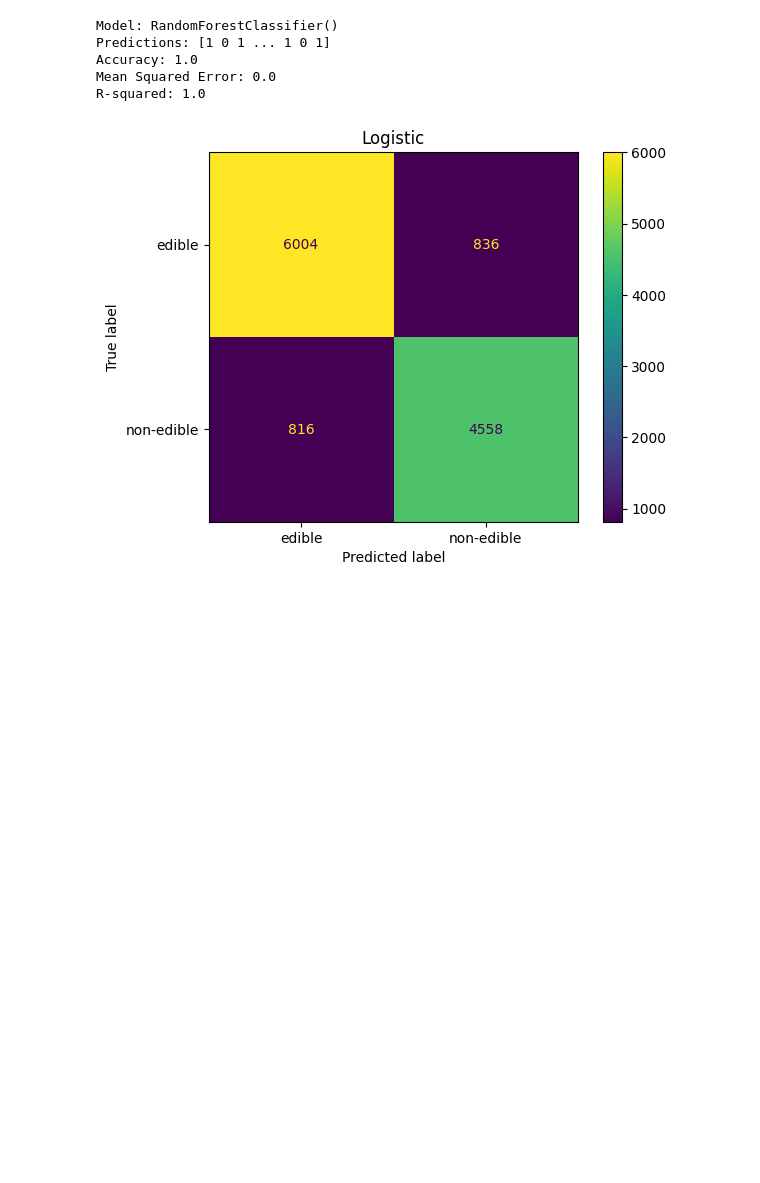
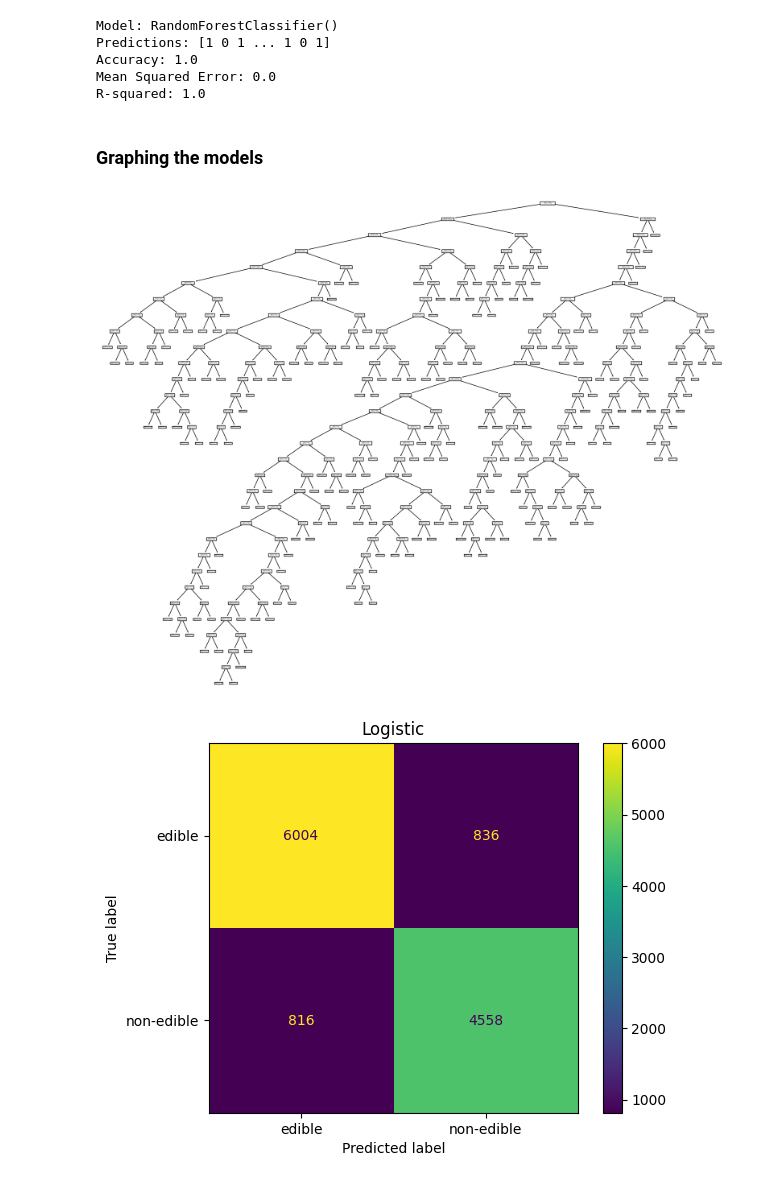
Before and after one commit to rjtrenchard/FungalHabitatML, a Jupyter notebook: Mushroom_Hunter.ipynb, the cells around one changed output. Saved outputs shown, nothing was run; the diff lists cells and outputs as text; code cells hidden in the pictures; blank space fills up the shorter version.

```diff
--- a/Mushroom_Hunter.ipynb
+++ b/Mushroom_Hunter.ipynb
@@ -760,3 +760,21 @@ Predictions: [1 0 1 ... 1 0 1]
 Accuracy: 1.0
 Mean Squared Error: 0.0
 R-squared: 1.0
+# %% [markdown]
+### Graphing the models
+# %%
+import numpy as np
+import matplotlib.pyplot as plt
+from sklearn import tree
+
+dt_dict = model_to_dict(decision_tree_tuple)
+
+plt.figure(figsize=(20,16))
+
+
+tree.plot_tree(dt_dict['model'])
+plt.show()
+
+# this kind of tree becomes cumbersome to view.
+# %% [output]
+[figure, added]
```
Also changed, not shown: parts of 3 cells of this notebook.
